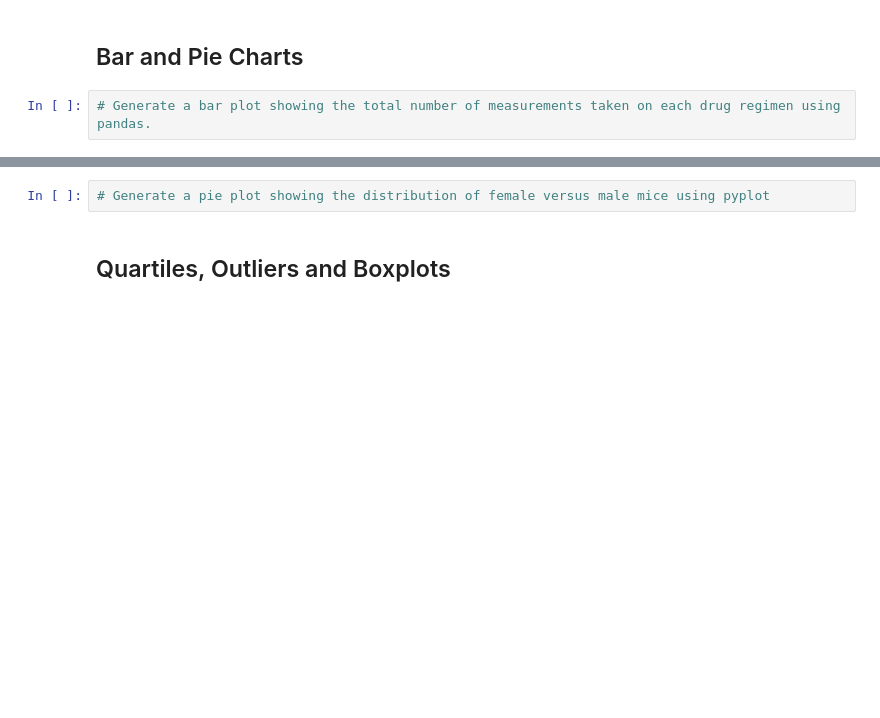
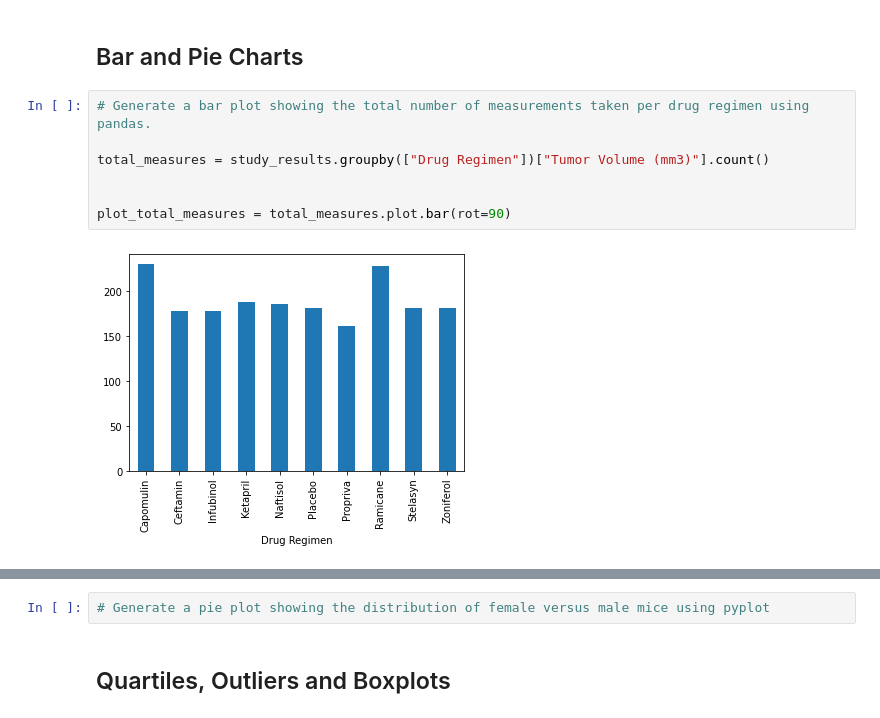
Before and after one commit to Yazz-01/Matplotlib_Pharma_Challenge, a Jupyter notebook: main_pharma.ipynb, the cells around one changed output, grey strips where cells are left out. Saved outputs shown, nothing was run; the diff lists cells and outputs as text; blank space fills up the shorter version.

```diff
--- a/main_pharma.ipynb
+++ b/main_pharma.ipynb
@@ -137,6 +153,13 @@ plot_stats_tumor = stats_tumor.plot.bar(rot=0)
 # %% [markdown]
 ## Bar and Pie Charts
 # %%
-# Generate a bar plot showing the total number of measurements taken on each drug regimen using pandas.
+# Generate a bar plot showing the total number of measurements taken per drug regimen using pandas.
+
+total_measures = study_results.groupby(["Drug Regimen"])["Tumor Volume (mm3)"].count()
+
+
+plot_total_measures = total_measures.plot.bar(rot=90)
+# %% [output]
+[figure, added]
 # %%
 # Generate a bar plot showing the total number of measurements taken on each drug regimen using pyplot.
```
Also changed, not shown: parts of 7 cells of this notebook.
